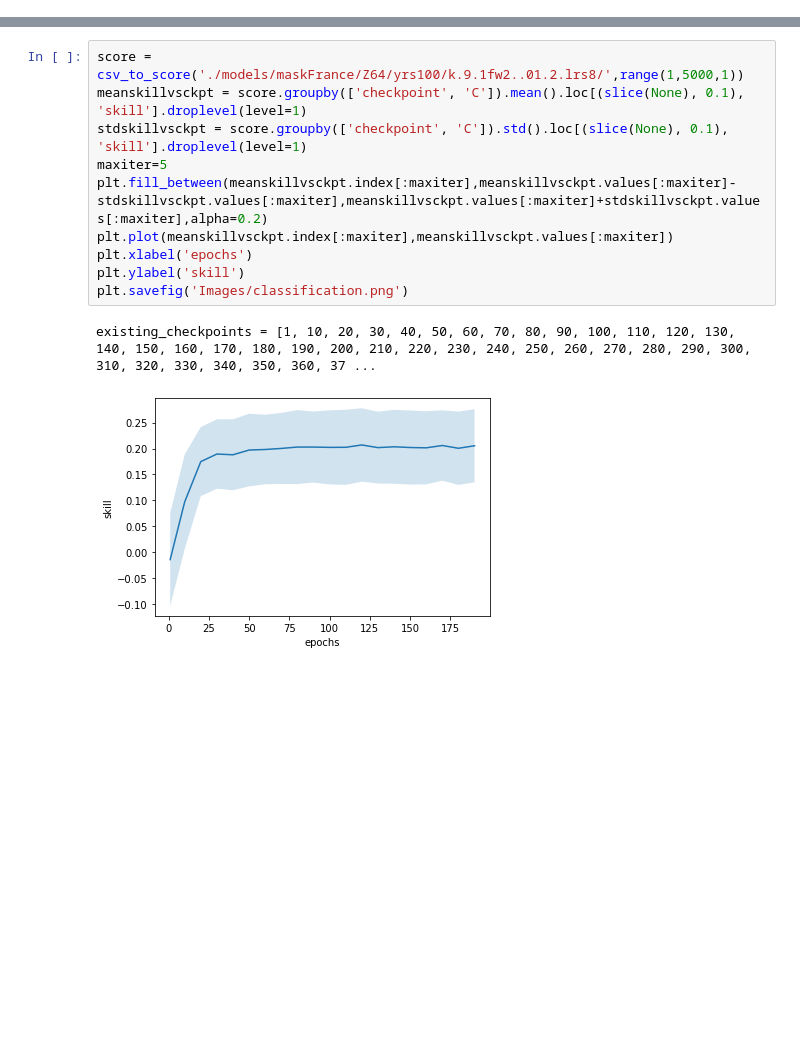
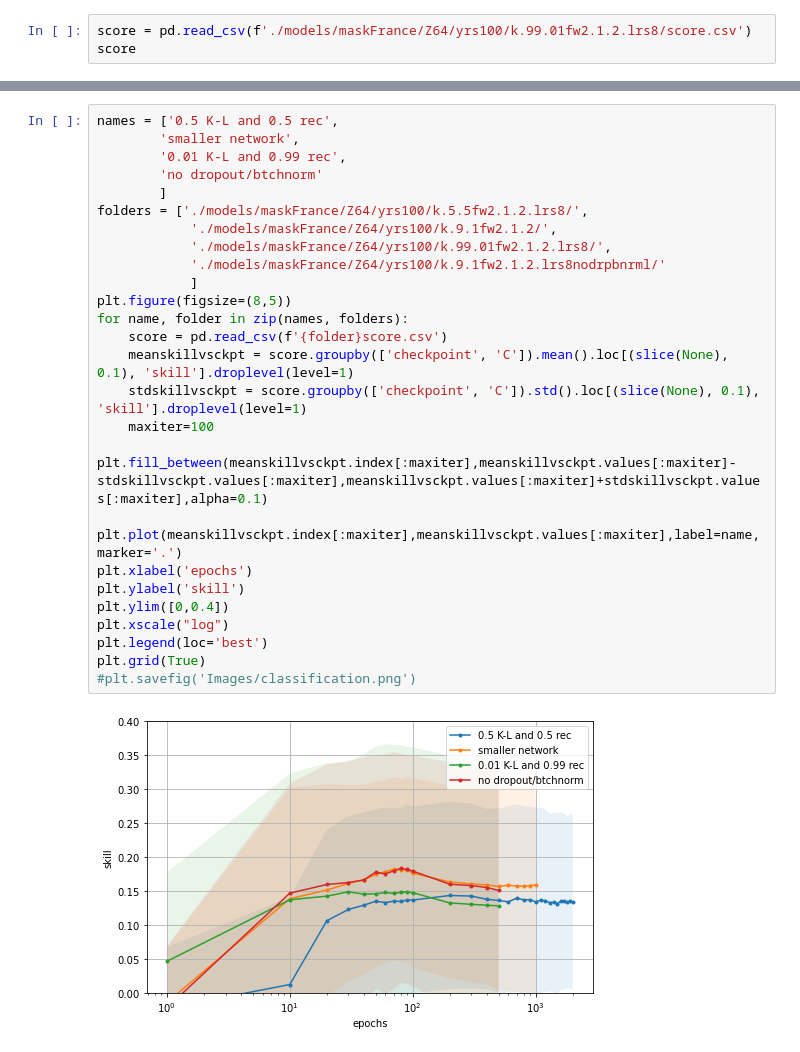
Before and after one commit to georgemilosh/Climate-Learning, a Jupyter notebook: VAE/score.ipynb, the cells around one changed output, grey strips where cells are left out. Saved outputs shown, nothing was run; the diff lists cells and outputs as text; blank space fills up the shorter version.

```diff
--- a/VAE/score.ipynb
+++ b/VAE/score.ipynb
@@ -88,0 +131,3 @@ existing_checkpoints = [1, 5, 10, 20, 30, 40, 50, 60, 70, 80, 90, 100, 110, 120,
+# %%
+score = pd.read_csv(f'./models/maskFrance/Z64/yrs100/k.99.01fw2.1.2.lrs8/score.csv')
+score
@@ -89,13 +171,28 @@ existing_checkpoints = [1, 5, 10, 20, 30, 40, 50, 60, 70, 80, 90, 100, 110, 120,
 # %%
-score = csv_to_score('./models/maskFrance/Z64/yrs100/k.9.1fw2..01.2.lrs8/',range(1,5000,1))
-meanskillvsckpt = score.groupby(['checkpoint', 'C']).mean().loc[(slice(None), 0.1), 'skill'].droplevel(level=1)
-stdskillvsckpt = score.groupby(['checkpoint', 'C']).std().loc[(slice(None), 0.1), 'skill'].droplevel(level=1)
-maxiter=5
-plt.fill_between(meanskillvsckpt.index[:maxiter],meanskillvsckpt.values[:maxiter]-stdskillvsckpt.values[:maxiter],meanskillvsckpt.values[:maxiter]+stdskillvsckpt.values[:maxiter],alpha=0.2)
-plt.plot(meanskillvsckpt.index[:maxiter],meanskillvsckpt.values[:maxiter])
+names = ['0.5 K-L and 0.5 rec',
+        'smaller network',
+        '0.01 K-L and 0.99 rec',
+        'no dropout/btchnorm'
+        ]
+folders = ['./models/maskFrance/Z64/yrs100/k.5.5fw2.1.2.lrs8/',
+            './models/maskFrance/Z64/yrs100/k.9.1fw2.1.2/',
+            './models/maskFrance/Z64/yrs100/k.99.01fw2.1.2.lrs8/',
+            './models/maskFrance/Z64/yrs100/k.9.1fw2.1.2.lrs8nodrpbnrml/'
+            ]
+plt.figure(figsize=(8,5))
+for name, folder in zip(names, folders):
+    score = pd.read_csv(f'{folder}score.csv')
+    meanskillvsckpt = score.groupby(['checkpoint', 'C']).mean().loc[(slice(None), 0.1), 'skill'].droplevel(level=1)
+    stdskillvsckpt = score.groupby(['checkpoint', 'C']).std().loc[(slice(None), 0.1), 'skill'].droplevel(level=1)
+    maxiter=100
+    plt.fill_between(meanskillvsckpt.index[:maxiter],meanskillvsckpt.values[:maxiter]-stdskillvsckpt.values[:maxiter],meanskillvsckpt.values[:maxiter]+stdskillvsckpt.values[:maxiter],alpha=0.1)
+    plt.plot(meanskillvsckpt.index[:maxiter],meanskillvsckpt.values[:maxiter],label=name, marker='.')
 plt.xlabel('epochs')
 plt.ylabel('skill')
-plt.savefig('Images/classification.png')
+plt.ylim([0,0.4])
+plt.xscale("log")
+plt.legend(loc='best')
+plt.grid(True)
+#plt.savefig('Images/classification.png')
 # %% [output]
-existing_checkpoints = [1, 10, 20, 30, 40, 50, 60, 70, 80, 90, 100, 110, 120, 130, 140, 150, 160, 170, 180, 190, 200, 210, 220, 230, 240, 250, 260, 270, 280, 290, 300, 310, 320, 330, 340, 350, 360, 37 ...
-[figure, old version]
+[figure, new version]
```
Also changed, not shown: parts of 9 cells of this notebook, 2 other files.
